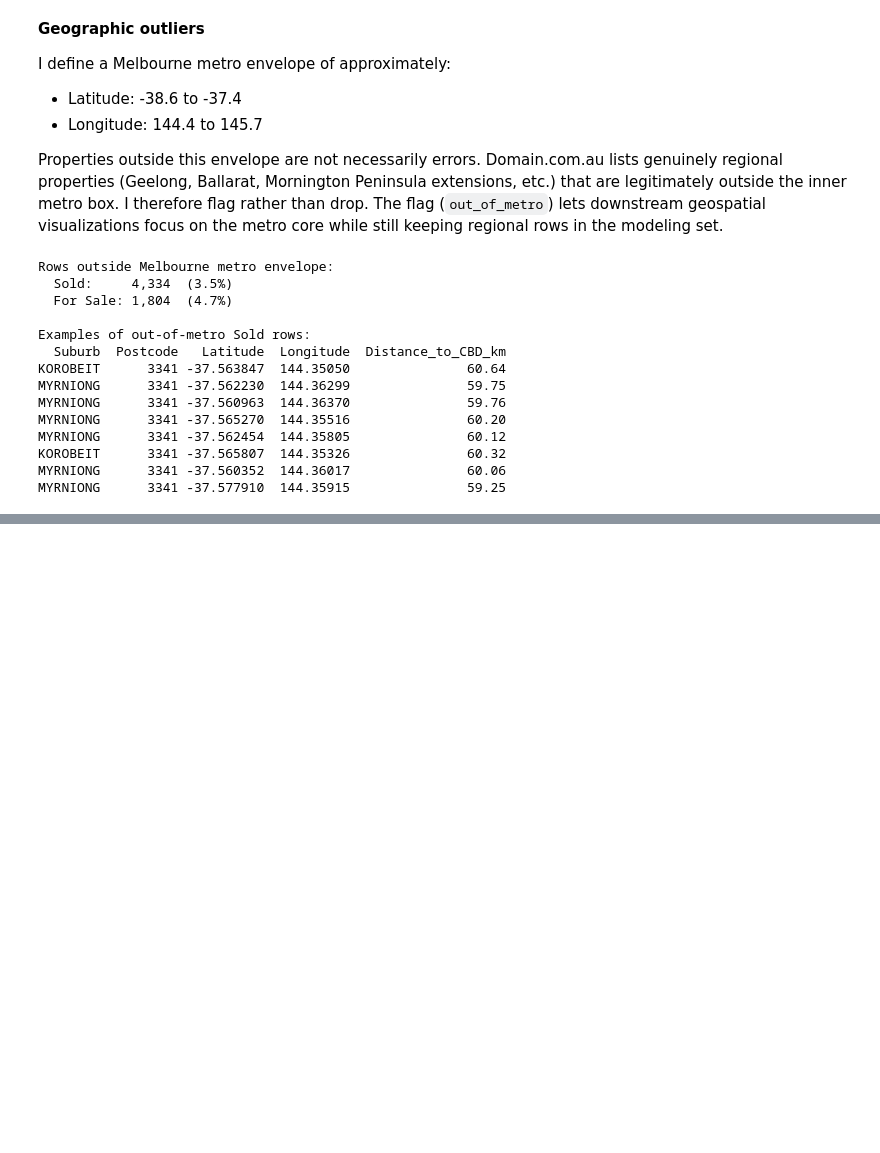
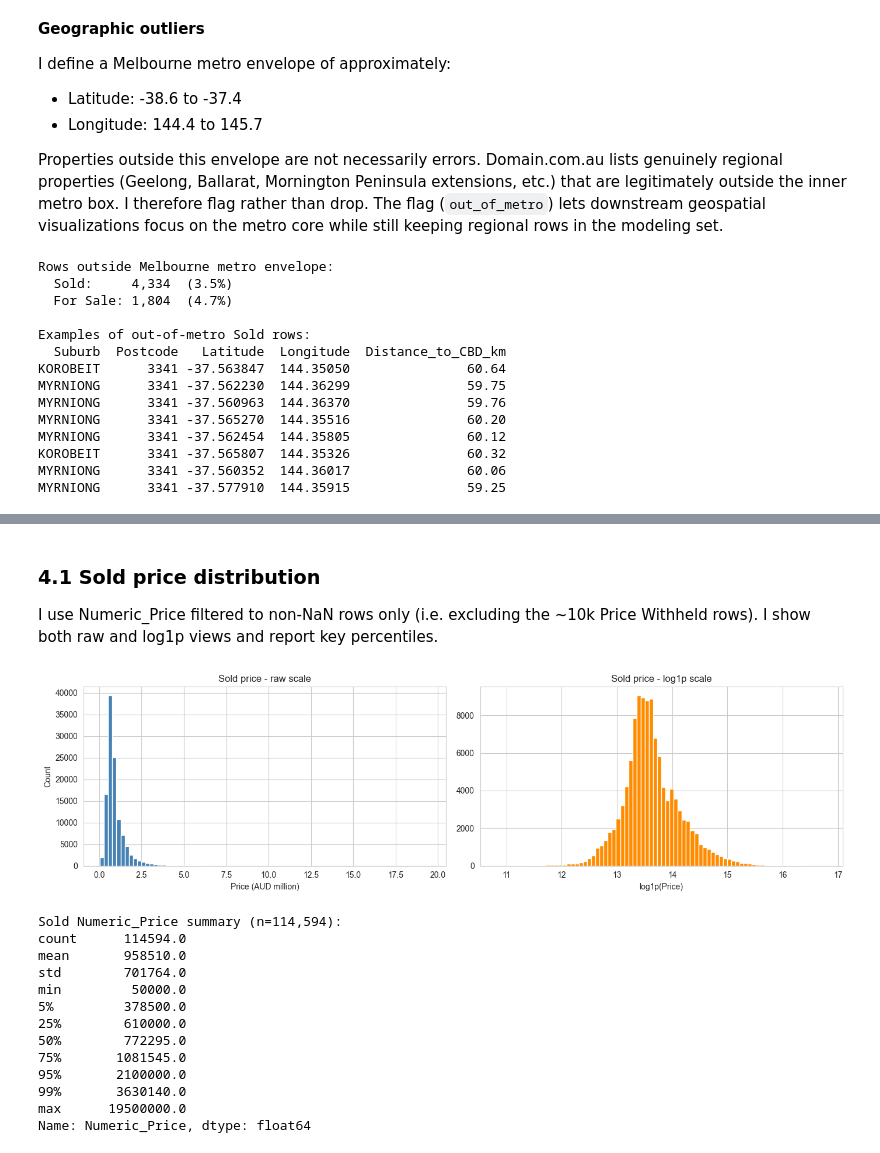
Before and after one commit to laihoangson/real-estate, a Jupyter notebook: report/eda_report.ipynb, the cells around one changed output, grey strips where cells are left out. Saved outputs shown, nothing was run; the diff lists cells and outputs as text; code cells hidden in the pictures; blank space fills up the shorter version.

Commit message:
Update EDA report

```diff
--- a/report/eda_report.ipynb
+++ b/report/eda_report.ipynb
@@ -669,0 +755,42 @@ MYRNIONG      3341 -37.577910  144.35915               59.25
+# %% [markdown]
+### 4.1 Sold price distribution
+
+I use Numeric_Price filtered to non-NaN rows only (i.e. excluding the ~10k Price Withheld rows). I show both raw and log1p views and report key percentiles.
+# %%
+# Work on Sold rows that have a usable transaction price.
+sold_priced = df_sold.dropna(subset=["Numeric_Price"]).copy()
+
+fig, axes = plt.subplots(1, 2, figsize=(14, 4))
+
+# Raw scale in AUD million.
+axes[0].hist(sold_priced["Numeric_Price"] / 1e6, bins=80,
+             color="steelblue", edgecolor="white")
+axes[0].set_xlabel("Price (AUD million)")
+axes[0].set_ylabel("Count")
+axes[0].set_title("Sold price - raw scale")
+
+# log1p scale to reveal distribution shape.
+axes[1].hist(np.log1p(sold_priced["Numeric_Price"]), bins=80,
+             color="darkorange", edgecolor="white")
+axes[1].set_xlabel("log1p(Price)")
+axes[1].set_title("Sold price - log1p scale")
+
+plt.tight_layout(); plt.show()
+
+print("Sold Numeric_Price summary (n={:,}):".format(len(sold_priced)))
+print(sold_priced["Numeric_Price"].describe(percentiles=[.05, .25, .5, .75, .95, .99]).round(0))
+# %% [output]
+[figure, added]
+Sold Numeric_Price summary (n=114,594):
+count      114594.0
+mean       958510.0
+std        701764.0
+min         50000.0
+5%         378500.0
+25%        610000.0
+50%        772295.0
+75%       1081545.0
+95%       2100000.0
+99%       3630140.0
+max      19500000.0
+Name: Numeric_Price, dtype: float64
```
Also changed, not shown: parts of 75 cells of this notebook, 3 other files.
